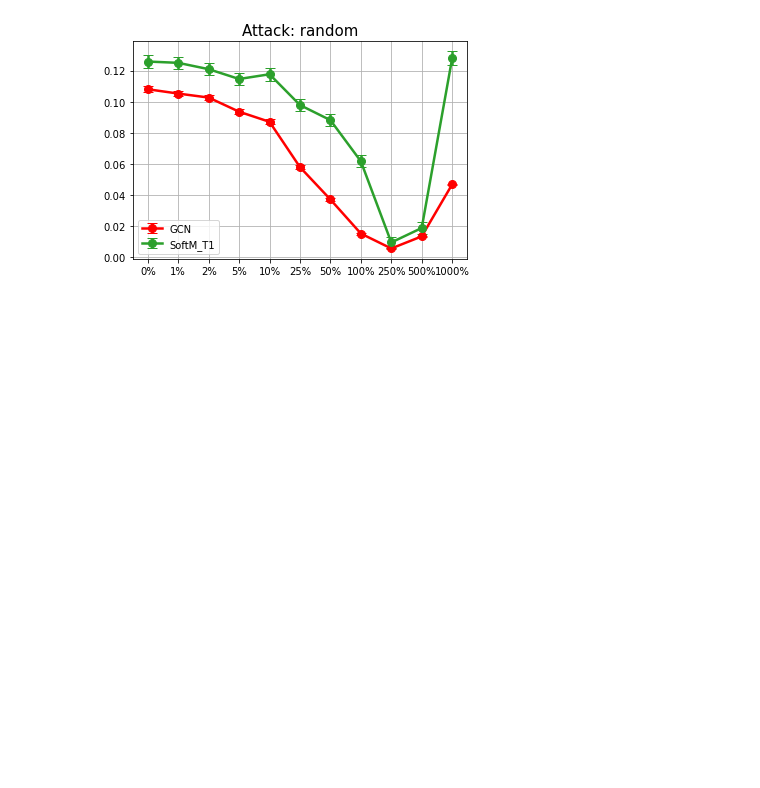
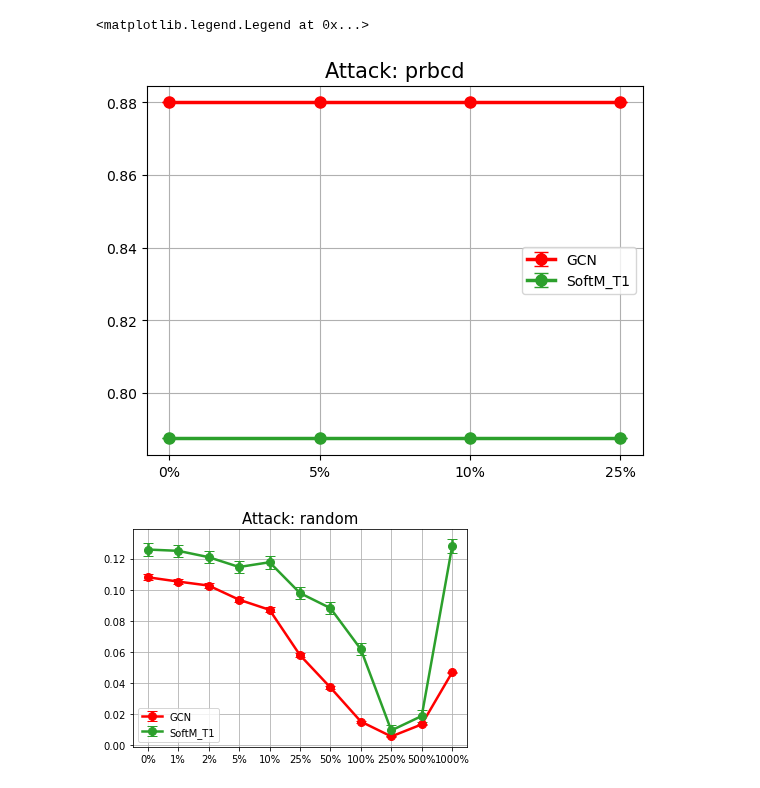
Before and after one commit to saper0/qpcert, a Jupyter notebook: ntk_gradient_attack.ipynb, the cells around one changed output. Cells and saved outputs as stored; diff of their text form; code cells hidden in the pictures; blank space fills up the shorter version.

```diff
--- a/ntk_gradient_attack.ipynb
+++ b/ntk_gradient_attack.ipynb
@@ -164,5 +102,0 @@ TypeError: cannot unpack non-iterable NoneType object
-# %%
-y_pred = ntk(X, A, y, idx_labeled, idx_unlabeled)
-utils.accuracy(y_pred, y, idx_unlabeled)
-y_pred = ntk(X, A_pert, y, idx_labeled, idx_unlabeled)
-utils.accuracy(y_pred, y, idx_unlabeled)
@@ -212,3 +111,37 @@ for model_dict in model_dict_l:
+# %%
+n_class0 = (y==0).sum()
+color_list = ['r',
+            'tab:green',
+            'b',
+            'lime',
+            'slategrey',
+            'k',
+            "lightsteelblue",
+            "antiquewhite",
+            ]
+linestyle_list = ['-', '--', ':', '-.']
+fig, ax = plt.subplots()
+ax.set_prop_cycle(cycler('color', color_list))
+x = np.arange(len(eps_l))
+for model, ntk_l in ntk_dict.items():
+    acc_val = []
+    acc_std = []
+    for ntk in ntk_l:
+        y_pred = ntk(X, A, y, idx_labeled, idx_unlabeled)
+        acc_val.append(utils.accuracy(y_pred, y[idx_target]).cpu().item())
+        acc_std.append(0)
+    ax.errorbar(x, acc_val, yerr=acc_std, marker="o", linestyle="-",
+                label=f"{model}", capsize=5, linewidth=2.5, markersize=8)
+ax.xaxis.set_ticks(x, minor=False)
+xticks = [f"{eps*100:.0f}%" for eps in eps_l]
+ax.xaxis.set_ticklabels(xticks, fontsize=10, fontweight="normal")
+ax.yaxis.grid()
+ax.xaxis.grid()
+ax.set_title("Attack: prbcd", fontweight="normal", fontsize=15)
+ax.legend()
+# %% [output]
+<matplotlib.legend.Legend at 0x...>
+[figure, added]
 # %%
 plot_ntk_model_diff(ntk_dict, y, eps_l, attack_params["attack"])
 # %% [output]
```
Also changed, not shown: parts of 10 cells of this notebook, 5 other files.
